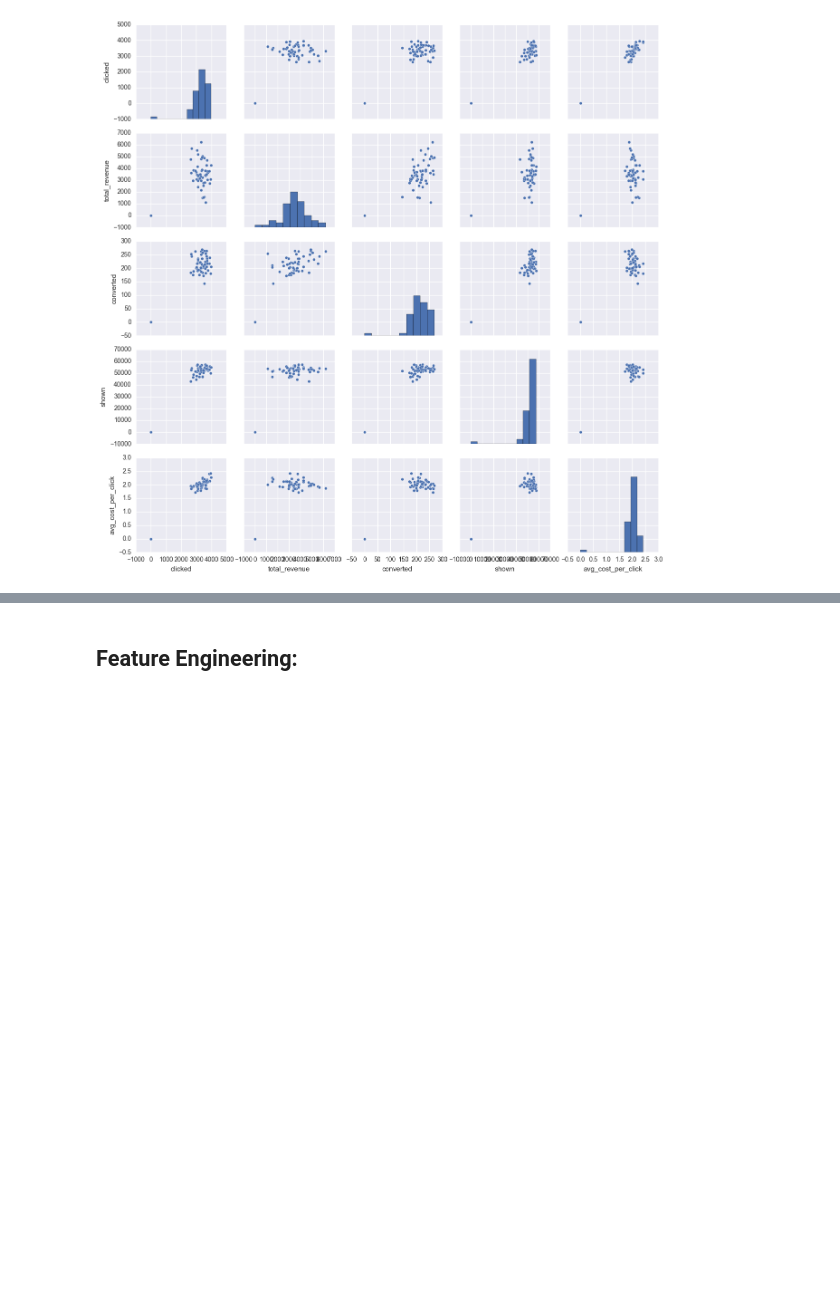
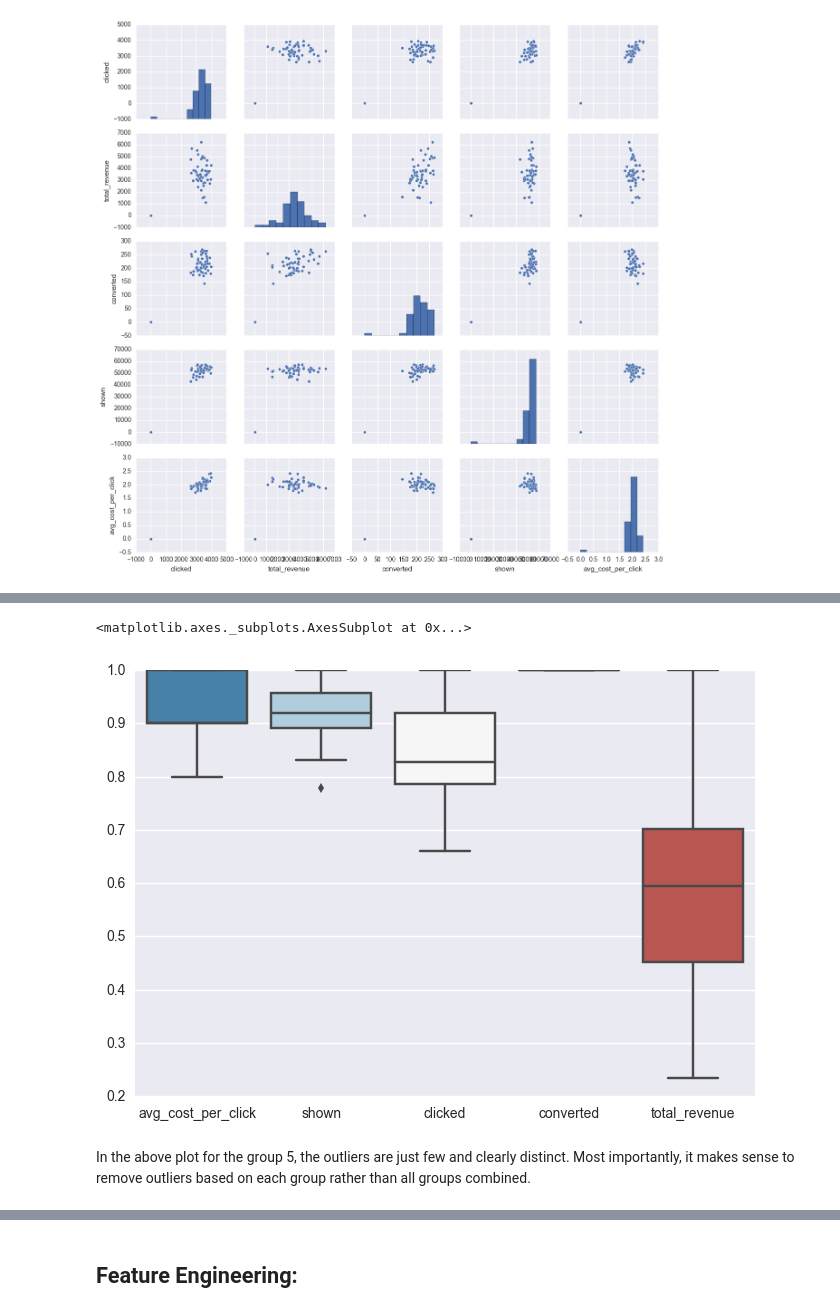
Before and after one commit to pappakrishnan/Ads-Analysis, a Jupyter notebook: Ads Analysis.ipynb, the cells around one changed output, grey strips where cells are left out. Drawn from its saved outputs; the diff is of its cells as text; code cells hidden in the pictures; blank space fills up the shorter version.

```diff
--- a/Ads Analysis.ipynb
+++ b/Ads Analysis.ipynb
@@ -268,0 +307,10 @@ sns.pairplot(df.ix[df['ad'] == 'ad_group_5', {'shown', 'clicked', 'converted', '
+# %%
+s = df.ix[df['ad'] == 'ad_group_9', {'shown', 'clicked', 'converted',
+                                     'avg_cost_per_click','total_revenue'}]
+ss =  s / s.max()
+sns.boxplot(ss, palette = 'RdBu_r')
+# %% [output]
+<matplotlib.axes._subplots.AxesSubplot at 0x...>
+[figure, added]
+# %% [markdown]
+In the above plot for the group 5, the outliers are just few and clearly distinct. Most importantly, it makes sense to remove outliers based on each group rather than all groups combined.
```
Also changed, not shown: parts of 28 cells of this notebook.
